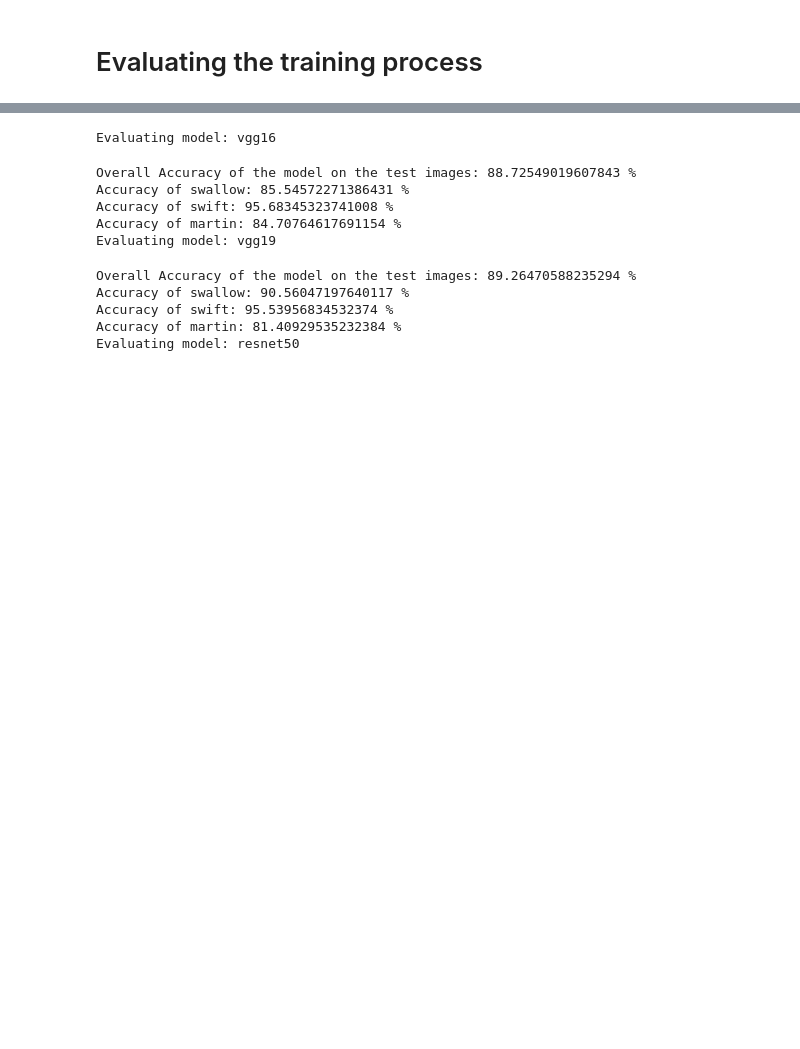
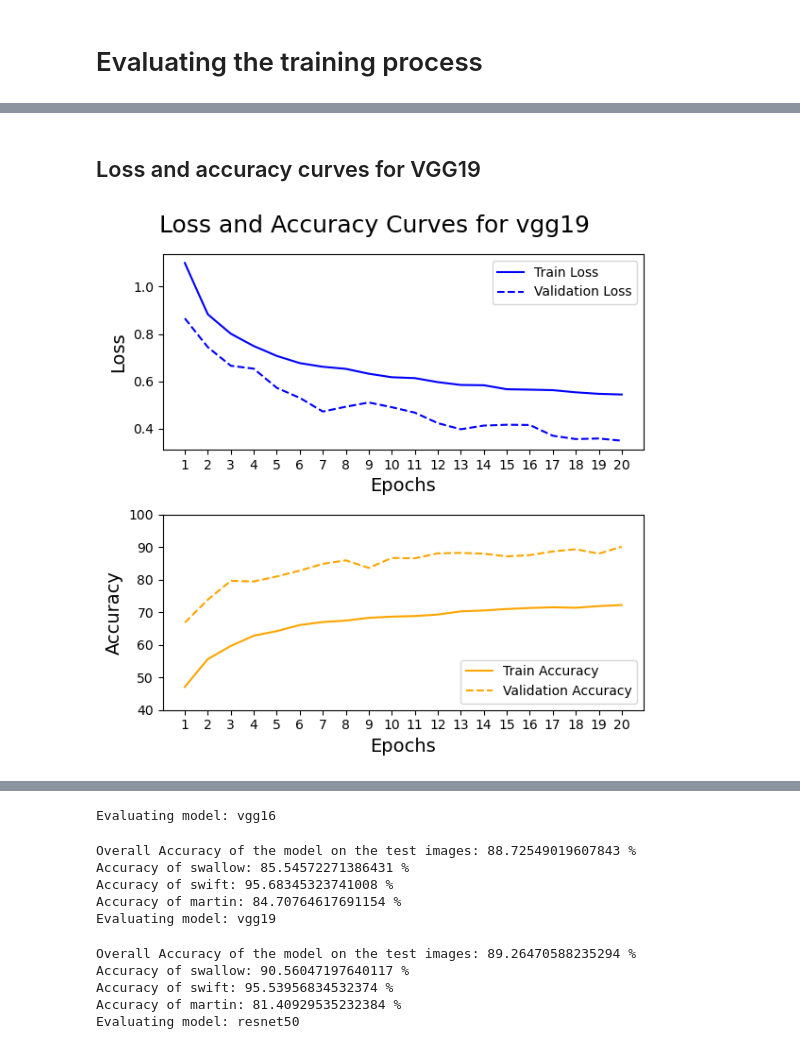
Before and after one commit to jgbeni/BirdPics, a Jupyter notebook: N3_model_evaluation.ipynb, the cells around one changed output, grey strips where cells are left out. Cells and saved outputs as stored; diff of their text form; code cells hidden in the pictures; blank space fills up the shorter version.

```diff
--- a/N3_model_evaluation.ipynb
+++ b/N3_model_evaluation.ipynb
@@ -37,0 +35,8 @@ model_names = ['vgg16','vgg19','resnet50']
+# %% [markdown]
+## Loss and accuracy curves for VGG19
+# %%
+model_names = 'vgg19'
+evaluator = model_eval.loss_acc_loader(model_names)
+evaluator.plot_loss_acc()
+# %% [output]
+[figure, added]
```
Also changed, not shown: parts of 13 cells of this notebook, 2 other files.
